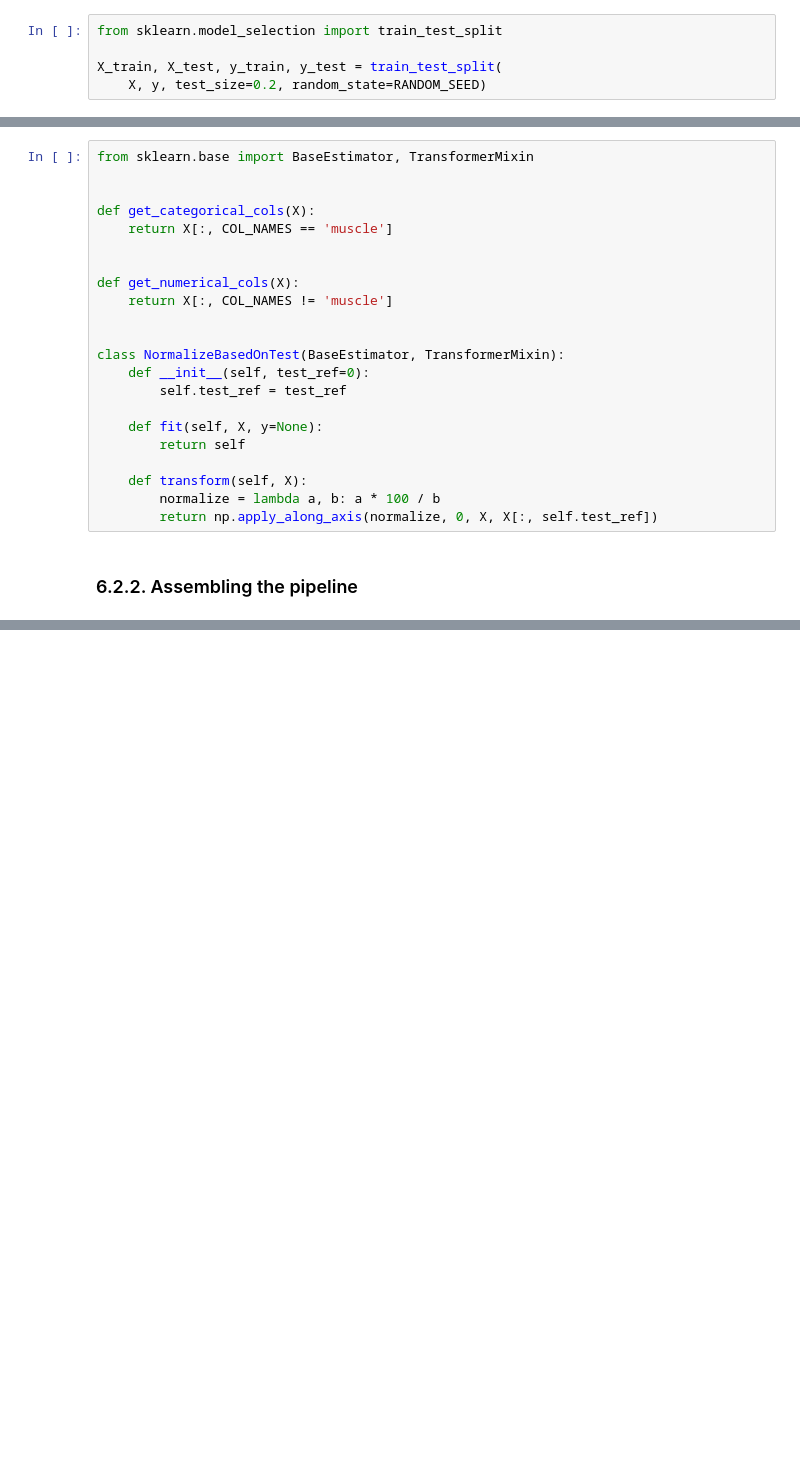
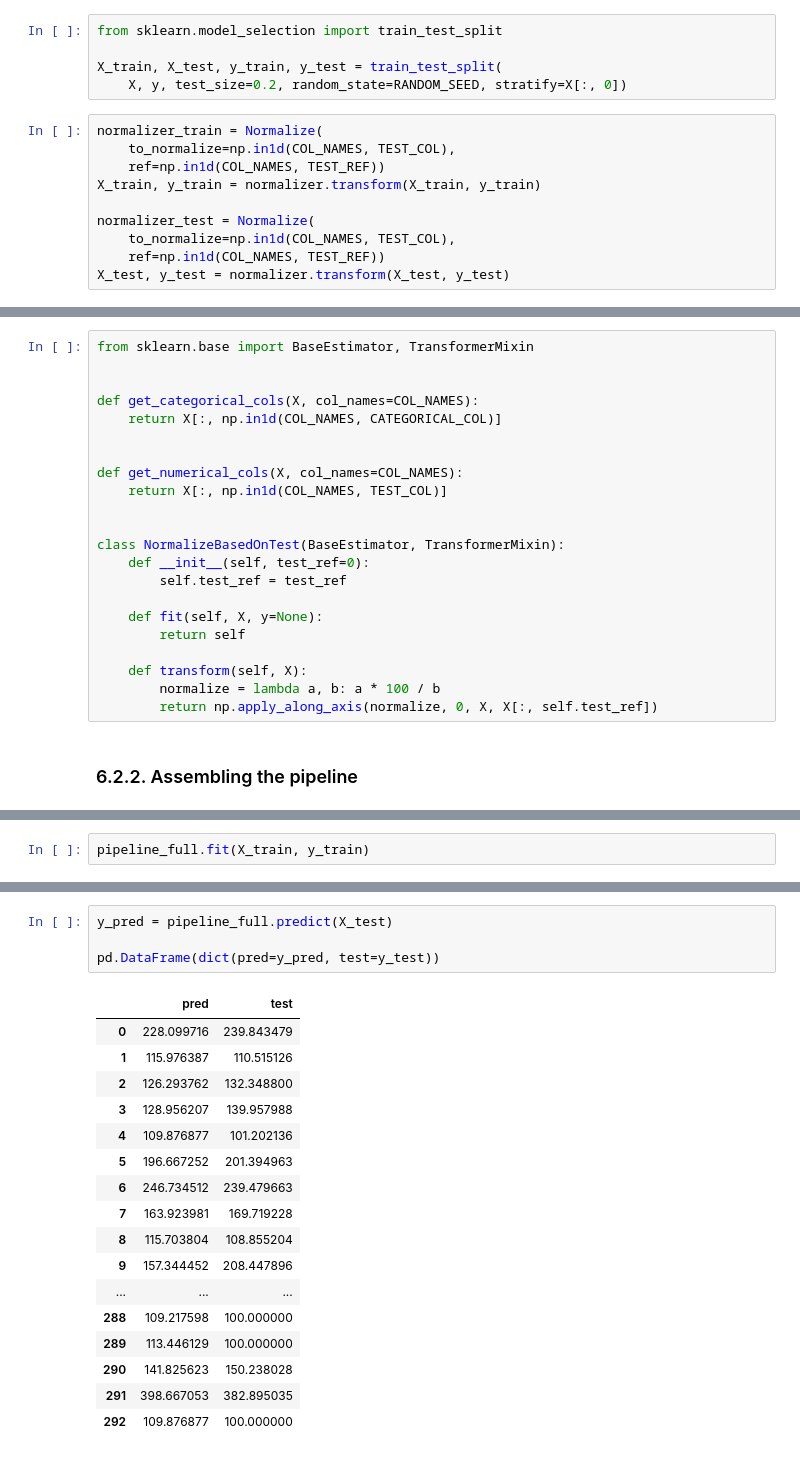
Before and after one commit to romainmartinez/mvc, a Jupyter notebook: mvc.ipynb, the cells around one changed output, grey strips where cells are left out. Cells and saved outputs as stored; diff of their text form; blank space fills up the shorter version.

```diff
--- a/mvc.ipynb
+++ b/mvc.ipynb
@@ -531,4 +515,14 @@ Removed 4 rows
 from sklearn.model_selection import train_test_split
 
 X_train, X_test, y_train, y_test = train_test_split(
-    X, y, test_size=0.2, random_state=RANDOM_SEED)
+    X, y, test_size=0.2, random_state=RANDOM_SEED, stratify=X[:, 0])
+# %%
+normalizer_train = Normalize(
+    to_normalize=np.in1d(COL_NAMES, TEST_COL),
+    ref=np.in1d(COL_NAMES, TEST_REF))
+X_train, y_train = normalizer.transform(X_train, y_train)
+
+normalizer_test = Normalize(
+    to_normalize=np.in1d(COL_NAMES, TEST_COL),
+    ref=np.in1d(COL_NAMES, TEST_REF))
+X_test, y_test = normalizer.transform(X_test, y_test)
@@ -540,12 +539,12 @@ X_train, X_test, y_train, y_test = train_test_split(
 from sklearn.base import BaseEstimator, TransformerMixin
 
 
-def get_categorical_cols(X):
-    return X[:, COL_NAMES == 'muscle']
+def get_categorical_cols(X, col_names=COL_NAMES):
+    return X[:, np.in1d(COL_NAMES, CATEGORICAL_COL)]
 
 
-def get_numerical_cols(X):
-    return X[:, COL_NAMES != 'muscle']
+def get_numerical_cols(X, col_names=COL_NAMES):
+    return X[:, np.in1d(COL_NAMES, TEST_COL)]
 
 
 class NormalizeBasedOnTest(BaseEstimator, TransformerMixin):
@@ -608,0 +605,2 @@ array([ -664.64167507,  -810.86348591, -1004.75851565,  -717.98516539,
+# %%
+pipeline_full.fit(X_train, y_train)
@@ -608,0 +616,22 @@ array([ -664.64167507,  -810.86348591, -1004.75851565,  -717.98516539,
+# %%
+y_pred = pipeline_full.predict(X_test)
+
+pd.DataFrame(dict(pred=y_pred, test=y_test))
+# %% [output]
+|  | pred | test |
+| 0 | 228.099716 | 239.843479 |
+| 1 | 115.976387 | 110.515126 |
+| 2 | 126.293762 | 132.348800 |
+| 3 | 128.956207 | 139.957988 |
+| 4 | 109.876877 | 101.202136 |
+| 5 | 196.667252 | 201.394963 |
+| 6 | 246.734512 | 239.479663 |
+| 7 | 163.923981 | 169.719228 |
+| 8 | 115.703804 | 108.855204 |
+| 9 | 157.344452 | 208.447896 |
+| ... | ... | ... |
+| 288 | 109.217598 | 100.000000 |
+| 289 | 113.446129 | 100.000000 |
+| 290 | 141.825623 | 150.238028 |
+| 291 | 398.667053 | 382.895035 |
+| 292 | 109.876877 | 100.000000 |
```
Also changed, not shown: parts of 24 cells of this notebook.
